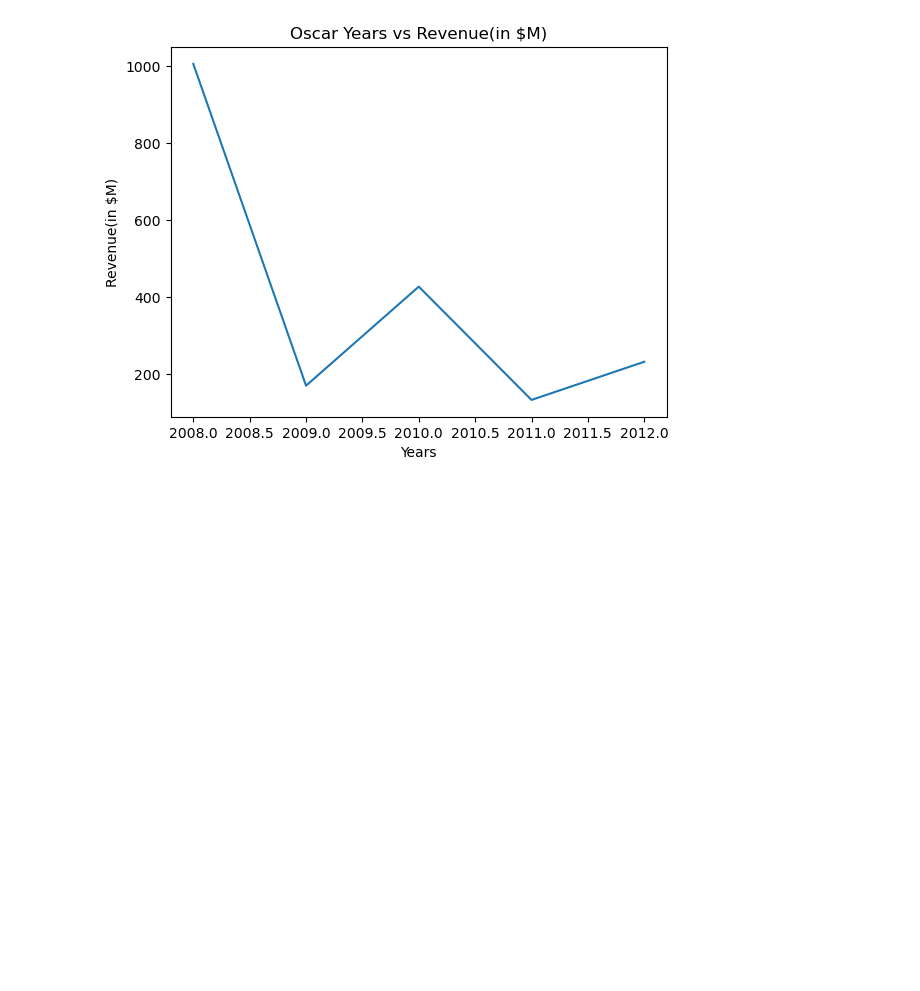
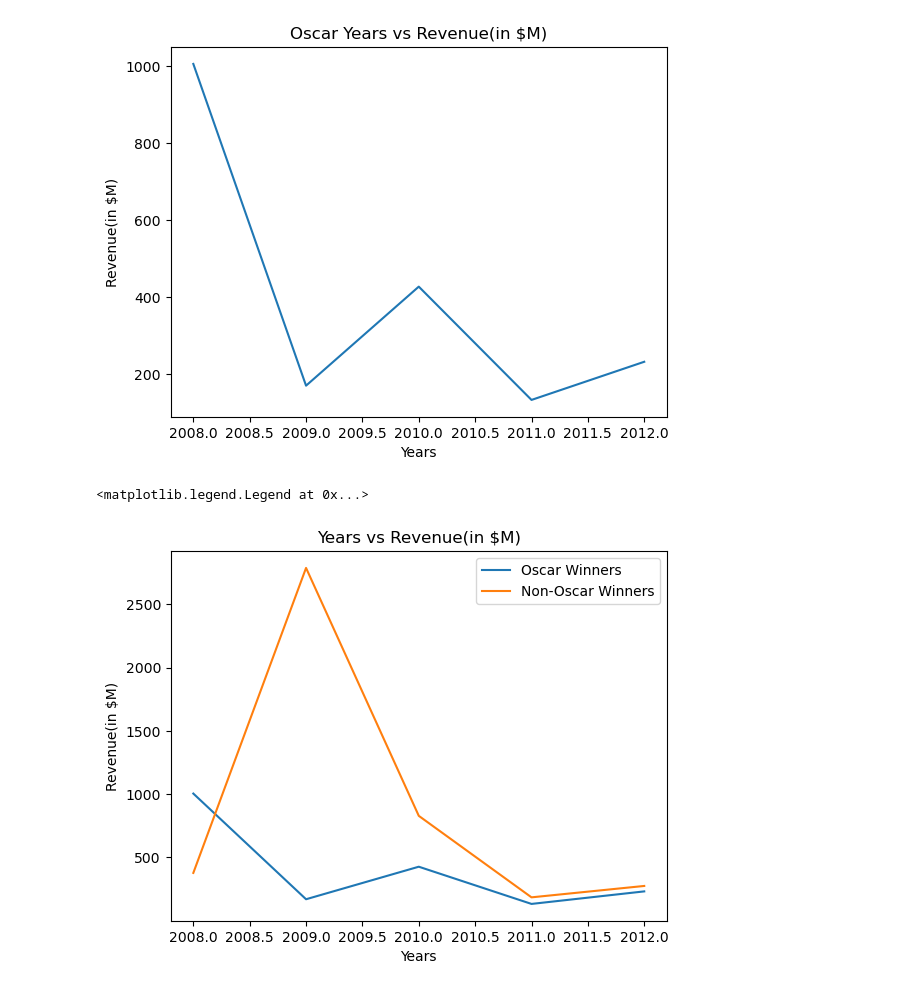
Before and after one commit to Ferdous-M/AI-ML, a Jupyter notebook: Data Visualization/data_visualization.ipynb, the cells around one changed output. Cells and saved outputs as stored; diff of their text form; code cells hidden in the pictures; blank space fills up the shorter version.

```diff
--- a/Data Visualization/data_visualization.ipynb
+++ b/Data Visualization/data_visualization.ipynb
@@ -29,3 +29,22 @@ plt.ylabel("Revenue(in $M)")
 # %% [output]
 Text(0, 0.5, 'Revenue(in $M)')
 [figure]
+# %%
+# Plot multiple
+# Non-Oscar Winner Movies
+non_oscar_movies = ["Slumdog Millionaire","Avatar","Inception","Hugo","Lincoln"]
+non_oscar_years = [2008, 2009, 2010, 2011, 2012]
+non_oscar_revenue = [378, 2788, 829, 185, 275]  # in $M
+
+plt.plot(oscar_years, oscar_revenue, label="Oscar Winners")
+plt.plot(non_oscar_years, non_oscar_revenue, label="Non-Oscar Winners")
+plt.title("Years vs Revenue(in $M)")
+plt.xlabel("Years")
+plt.ylabel("Revenue(in $M)")
+plt.legend()
+# plt.legend(loc="upper right")
+# plt.legend(loc="upper left")
+ #plt.legend(loc="center")
+# %% [output]
+<matplotlib.legend.Legend at 0x...>
+[figure, added]
```
Also changed, not shown: parts of 1 cell of this notebook, 1 other file.
